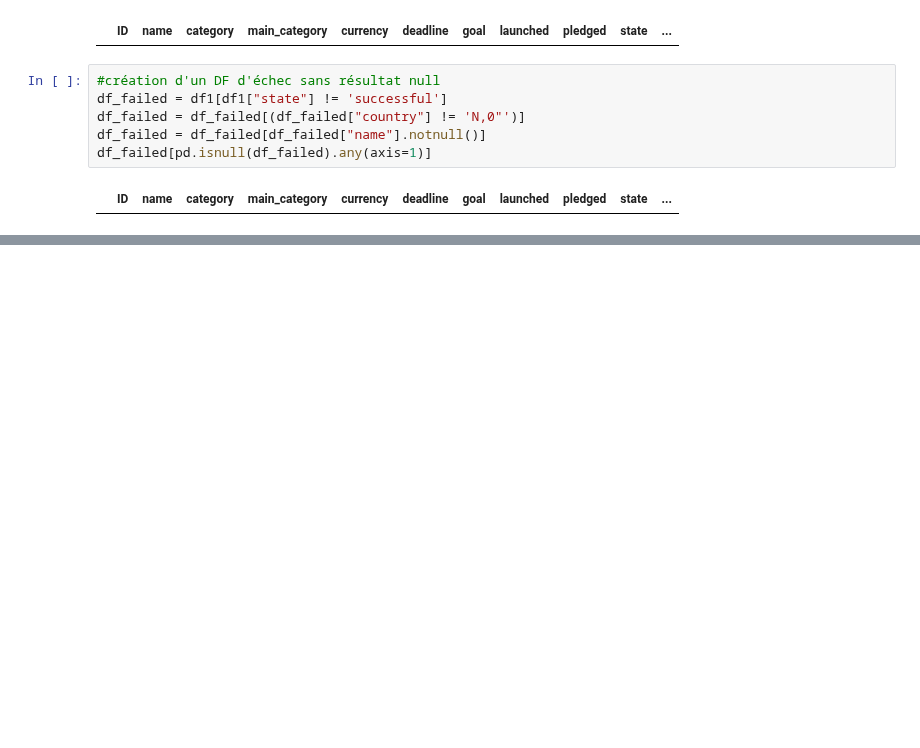
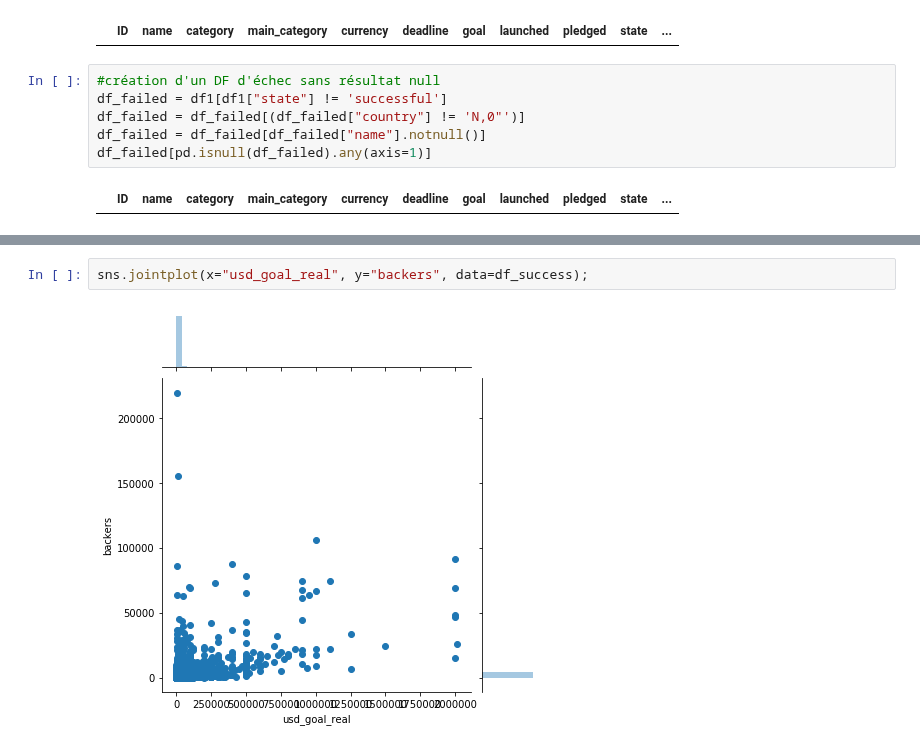
Before and after one commit to tbacha/DMML2019_Team_Apple, a Jupyter notebook: code/Kickstarter_notebook_Team_Apple.ipynb, the cells around one changed output, grey strips where cells are left out. Saved outputs shown, nothing was run; the diff lists cells and outputs as text; blank space fills up the shorter version.

```diff
--- a/code/Kickstarter_notebook_Team_Apple.ipynb
+++ b/code/Kickstarter_notebook_Team_Apple.ipynb
@@ -223,0 +230,4 @@ df_failed[pd.isnull(df_failed).any(axis=1)]
+# %%
+sns.jointplot(x="usd_goal_real", y="backers", data=df_success);
+# %% [output]
+[figure, added]
```
Also changed, not shown: parts of 3 cells of this notebook.
